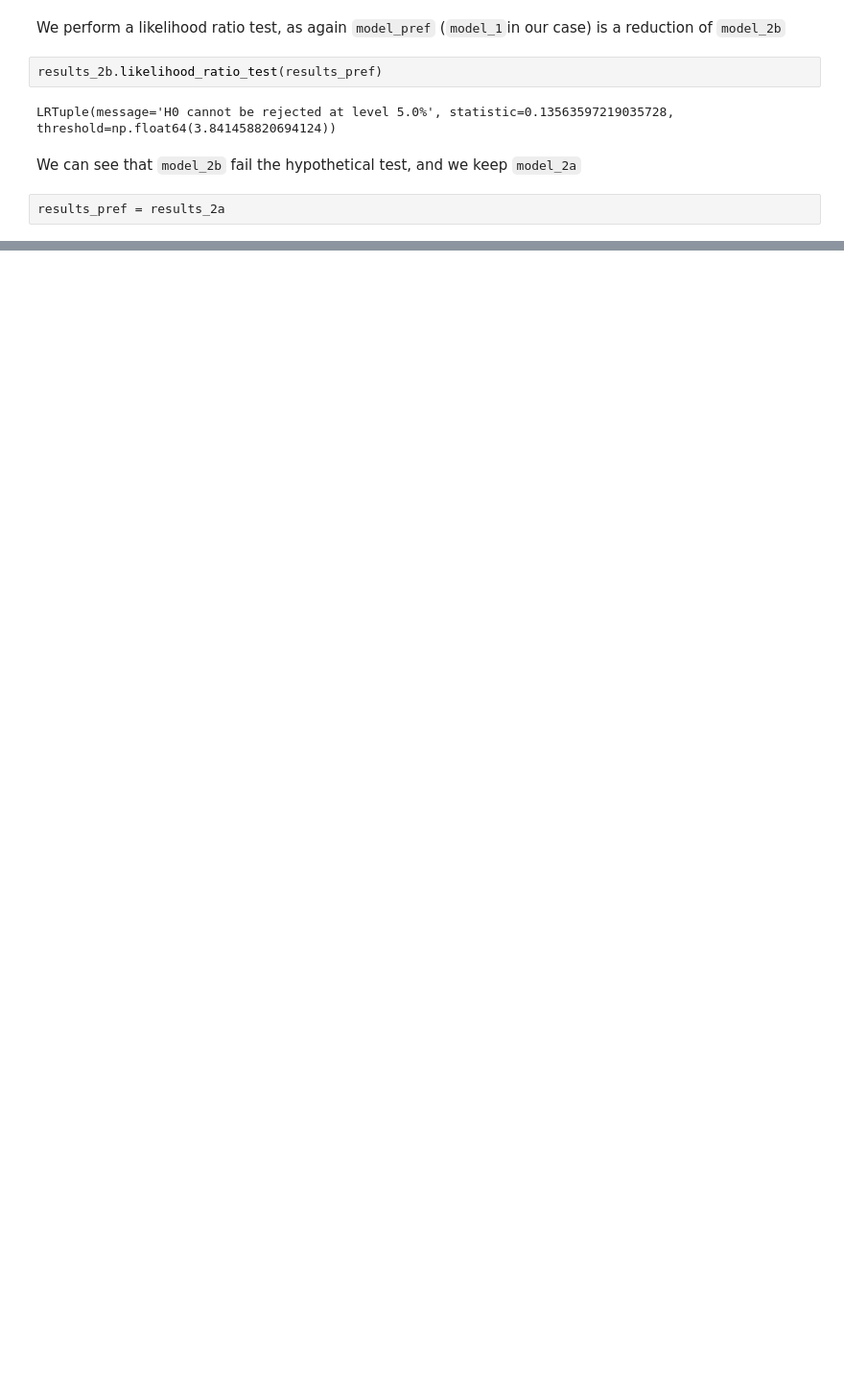
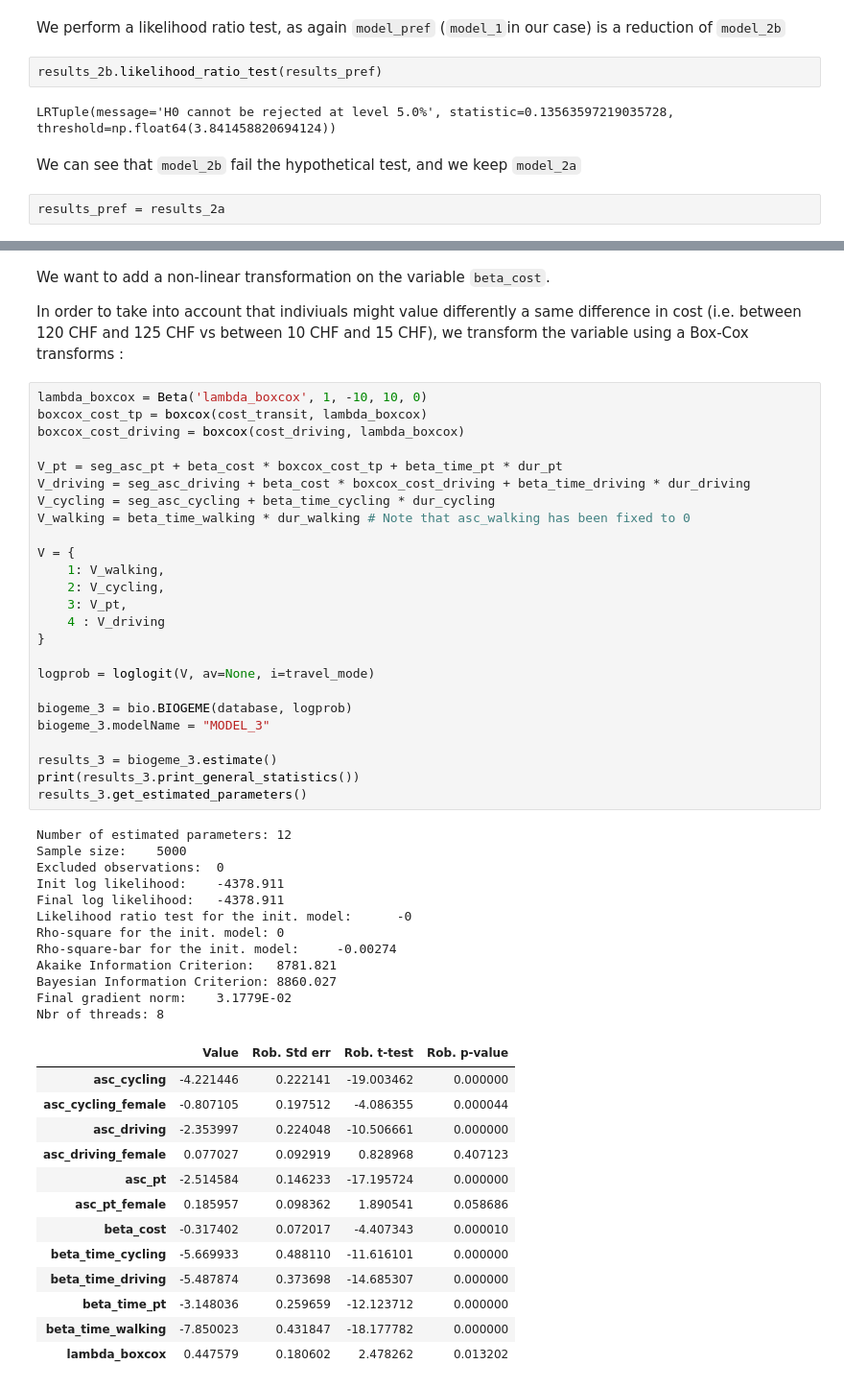
Before and after one commit to merlebleue/MMB2024-Project-Group09, a Jupyter notebook: project_group09.ipynb, the cells around one changed output, grey strips where cells are left out. Shown at 96% size. Saved outputs shown, nothing was run; the diff lists cells and outputs as text; blank space fills up the shorter version.

```diff
--- a/project_group09.ipynb
+++ b/project_group09.ipynb
@@ -363,0 +366,55 @@ results_pref = results_2a
+# %% [markdown]
+We want to add a non-linear transformation on the variable `beta_cost`.
+
+In order to take into account that indiviuals might value differently a same difference in cost (i.e. between 120 CHF and 125 CHF vs between 10 CHF and 15 CHF), we transform the variable using a Box-Cox transforms :
+# %%
+lambda_boxcox = Beta('lambda_boxcox', 1, -10, 10, 0)
+boxcox_cost_tp = boxcox(cost_transit, lambda_boxcox)
+boxcox_cost_driving = boxcox(cost_driving, lambda_boxcox)
+
+V_pt = seg_asc_pt + beta_cost * boxcox_cost_tp + beta_time_pt * dur_pt
+V_driving = seg_asc_driving + beta_cost * boxcox_cost_driving + beta_time_driving * dur_driving
+V_cycling = seg_asc_cycling + beta_time_cycling * dur_cycling
+V_walking = beta_time_walking * dur_walking # Note that asc_walking has been fixed to 0
+
+V = {
+    1: V_walking,
+    2: V_cycling,
+    3: V_pt,
+    4 : V_driving
+}
+
+logprob = loglogit(V, av=None, i=travel_mode)
+
+biogeme_3 = bio.BIOGEME(database, logprob)
+biogeme_3.modelName = "MODEL_3"
+
+results_3 = biogeme_3.estimate()
+print(results_3.print_general_statistics())
+results_3.get_estimated_parameters()
+# %% [output]
+Number of estimated parameters: 12
+Sample size:    5000
+Excluded observations:  0
+Init log likelihood:    -4378.911
+Final log likelihood:   -4378.911
+Likelihood ratio test for the init. model:      -0
+Rho-square for the init. model: 0
+Rho-square-bar for the init. model:     -0.00274
+Akaike Information Criterion:   8781.821
+Bayesian Information Criterion: 8860.027
+Final gradient norm:    3.1779E-02
+Nbr of threads: 8
+|  | Value | Rob. Std err | Rob. t-test | Rob. p-value |
+| asc_cycling | -4.221446 | 0.222141 | -19.003462 | 0.000000 |
+| asc_cycling_female | -0.807105 | 0.197512 | -4.086355 | 0.000044 |
+| asc_driving | -2.353997 | 0.224048 | -10.506661 | 0.000000 |
+| asc_driving_female | 0.077027 | 0.092919 | 0.828968 | 0.407123 |
+| asc_pt | -2.514584 | 0.146233 | -17.195724 | 0.000000 |
+| asc_pt_female | 0.185957 | 0.098362 | 1.890541 | 0.058686 |
+| beta_cost | -0.317402 | 0.072017 | -4.407343 | 0.000010 |
+| beta_time_cycling | -5.669933 | 0.488110 | -11.616101 | 0.000000 |
+| beta_time_driving | -5.487874 | 0.373698 | -14.685307 | 0.000000 |
+| beta_time_pt | -3.148036 | 0.259659 | -12.123712 | 0.000000 |
+| beta_time_walking | -7.850023 | 0.431847 | -18.177782 | 0.000000 |
+| lambda_boxcox | 0.447579 | 0.180602 | 2.478262 | 0.013202 |
```
Also changed, not shown: parts of 10 cells of this notebook, 1 other file.
